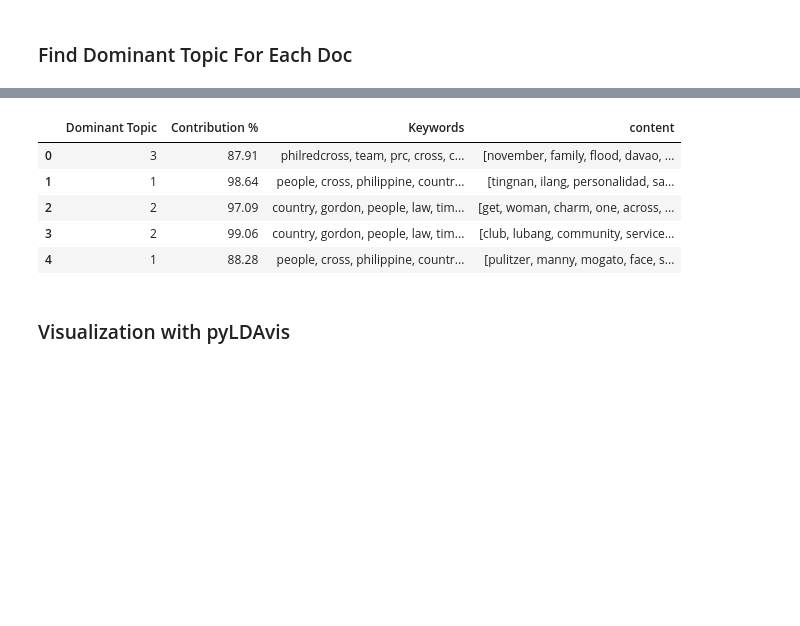
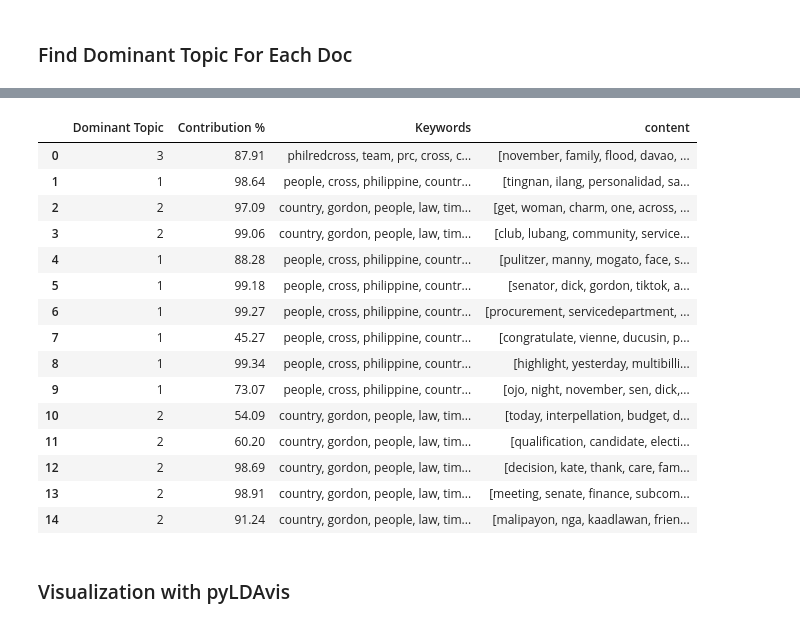
Before and after one commit to armlynobinguar/Natural_Language_Processing-Projects-, a Jupyter notebook: Topic_Modelling_Senatorial_Candidates_6_7.ipynb, the cells around one changed output, grey strips where cells are left out. Cells and saved outputs as stored; diff of their text form; code cells hidden in the pictures; blank space fills up the shorter version.

```diff
--- a/Topic_Modelling_Senatorial_Candidates_6_7.ipynb
+++ b/Topic_Modelling_Senatorial_Candidates_6_7.ipynb
@@ -429,13 +439,23 @@ colmenares_dominant_topic.head()
 # %%
 gordon_dominant_topic = create_df_dominant_topic(gordon_best_model, gordon_corpus, gordon_df_topic, gordon_df)
-gordon_dominant_topic.head()
+gordon_dominant_topic.head(15)
 # %% [output]
 |  | Dominant Topic | Contribution % | Keywords | content |
 | 0 | 3 | 87.91 | philredcross, team, prc, cross, c... | [november, family, flood, davao, ... |
 | 1 | 1 | 98.64 | people, cross, philippine, countr... | [tingnan, ilang, personalidad, sa... |
 | 2 | 2 | 97.09 | country, gordon, people, law, tim... | [get, woman, charm, one, across, ... |
 | 3 | 2 | 99.06 | country, gordon, people, law, tim... | [club, lubang, community, service... |
 | 4 | 1 | 88.28 | people, cross, philippine, countr... | [pulitzer, manny, mogato, face, s... |
+| 5 | 1 | 99.18 | people, cross, philippine, countr... | [senator, dick, gordon, tiktok, a... |
+| 6 | 1 | 99.27 | people, cross, philippine, countr... | [procurement, servicedepartment, ... |
+| 7 | 1 | 45.27 | people, cross, philippine, countr... | [congratulate, vienne, ducusin, p... |
+| 8 | 1 | 99.34 | people, cross, philippine, countr... | [highlight, yesterday, multibilli... |
+| 9 | 1 | 73.07 | people, cross, philippine, countr... | [ojo, night, november, sen, dick,... |
+| 10 | 2 | 54.09 | country, gordon, people, law, tim... | [today, interpellation, budget, d... |
+| 11 | 2 | 60.20 | country, gordon, people, law, tim... | [qualification, candidate, electi... |
+| 12 | 2 | 98.69 | country, gordon, people, law, tim... | [decision, kate, thank, care, fam... |
+| 13 | 2 | 98.91 | country, gordon, people, law, tim... | [meeting, senate, finance, subcom... |
+| 14 | 2 | 91.24 | country, gordon, people, law, tim... | [malipayon, nga, kaadlawan, frien... |
 # %% [markdown]
 ### Visualization with pyLDAvis
 # %% [markdown]
```
Also changed, not shown: parts of 1 cell of this notebook.
